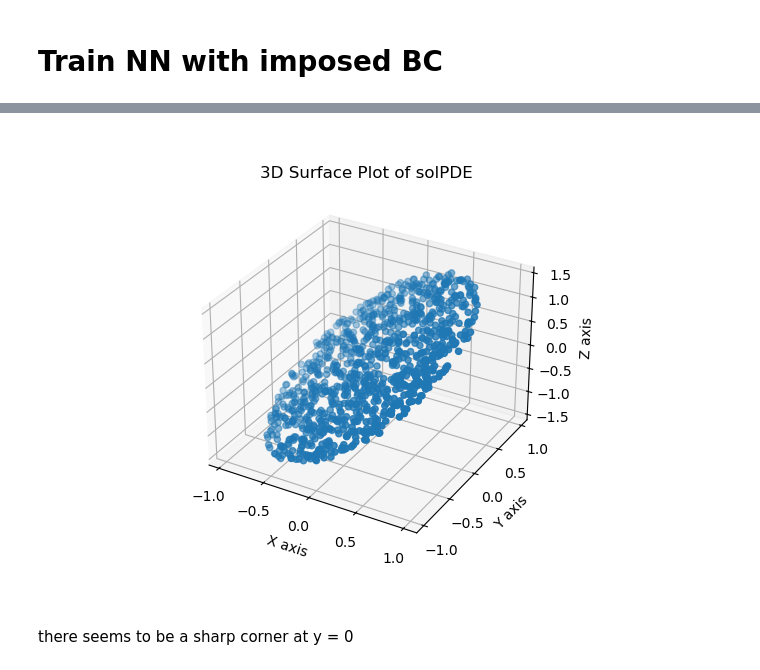
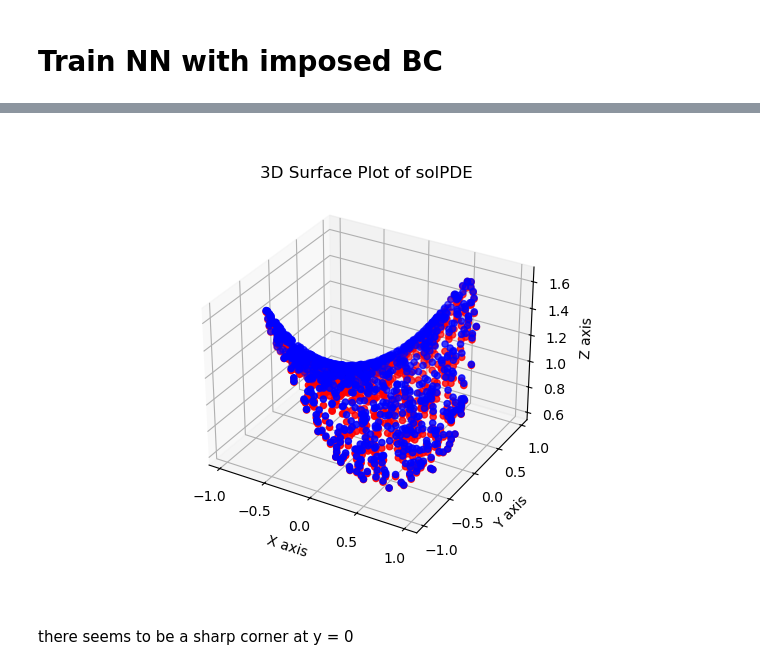
Before and after one commit to SeanDisaro/StarBoundaryNetworks, a Jupyter notebook: src/notebookTests/twoDimTest.ipynb, the cells around one changed output, grey strips where cells are left out. Saved outputs shown, nothing was run; the diff lists cells and outputs as text; code cells hidden in the pictures.

```diff
--- a/src/notebookTests/twoDimTest.ipynb
+++ b/src/notebookTests/twoDimTest.ipynb
@@ -142,11 +142,11 @@ class ImposedBCPINNSphere2D(nn.Module):
         for i in range(n_layers)], nn.Linear(n_hidden, n_hidden))
     self.out_layer = nn.Linear(n_hidden,1)
     self.domain = Sphere(2, torch.tensor((0.,0.)), torch.tensor(1.))
-    self.radialDecayFunciton = linearRadial
+    self.radialDecayFunciton = squaredRadial
 
 
   def boundaryCondition(self, input):
-    return input[:,0] + input[:,1]
+    return torch.exp(input[:,0]*input[:,1])
 
   def boundaryConditionSpherical(self, angles):
     return self.boundaryCondition(self.domain.getCartesianCoordinates( self.domain.radiusDomainFunciton(angles) ,angles))
@@ -174,8 +174,8 @@ class ImposedBCPINNSphere2D(nn.Module):
 # Generate Training Data
 # %%
 #generate Points for training
-sphereForPoints  = Sphere(2,torch.tensor([0.0,0.0]), torch.tensor(1.))
-spherePoints = sphereForPoints.generateCartesianRandomPointsFullDomain(10000)
+sphereForPoints  = Sphere(2,torch.tensor([1.0,1.0]), torch.tensor(2.))
+spherePoints = sphereForPoints.generateCartesianRandomPointsFullDomain(3000)
 # %%
 spherePoints
 # %% [output]
@@ -217,6 +217,6 @@ learningRate  = 1e-2
 # %%
 #define model:
-solPDE = ImposedBCPINNSphere2D( 1000, 4)
+solPDE = ImposedBCPINNSphere2D( 2000, 1)
 # %%
 #define optimizer
 optimizer = torch.optim.Adam(solPDE.parameters(), lr = learningRate)
@@ -309,35 +309,38 @@ plt.show()
 # %%
-
 numPointsPlot = 1000
 x = xy_grid[:numPointsPlot,0].view(-1).detach().numpy()
 y = xy_grid[:numPointsPlot,1].view(-1).detach().numpy()
 #X = x.tile((numPointsPlot,1)).detach().numpy()
 #Y = y.view(-1,1).tile((1, numPointsPlot)).detach().numpy()
 # Create a grid of x and y values
 #x = np.linspace(0, 5, 5)
 #y = np.linspace(0, 5, 5)
 #X, Y = np.meshgrid(x, y)
 
+ztrue = torch.exp( xy_grid[:numPointsPlot, 0] *xy_grid[:numPointsPlot, 1] ).view(-1).detach().numpy()
+
+
 # Compute Z values using the function f(x, y)
 z = solPDE(xy_grid[:numPointsPlot]).view(-1).detach().numpy()
 
 # Create a 3D plot
 fig6 = plt.figure()
 ax6 = fig6.add_subplot(111, projection='3d')
 
 # Plot the surface
-ax6.scatter(x, y, z, cmap='viridis')
+ax6.scatter(x, y, z, cmap='viridis',c = 'blue')
+ax6.scatter(x,y,ztrue, cmap = 'viridis', c = 'red' )
 
 # Add labels and title
 ax6.set_xlabel('X axis')
 ax6.set_ylabel('Y axis')
 ax6.set_zlabel('Z axis')
 ax6.set_title('3D Surface Plot of solPDE')
 
 # Show plot
 plt.show()
 # %% [output]
-[figure, old version]
+[figure, new version]
 # %% [markdown]
 there seems to be a sharp corner at y = 0
 # %% [markdown]
```
Also changed, not shown: parts of 12 cells of this notebook, 4 other files.
